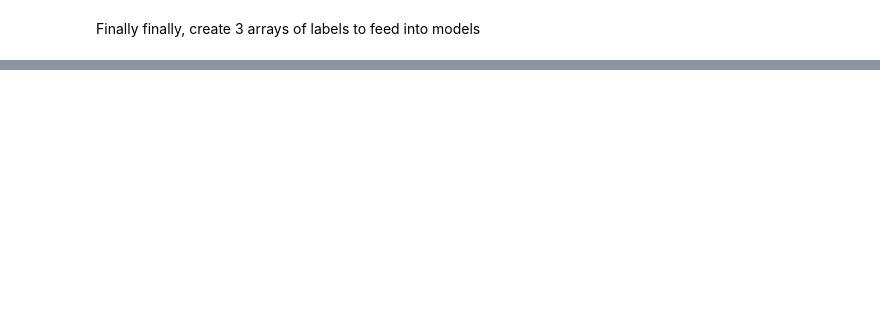
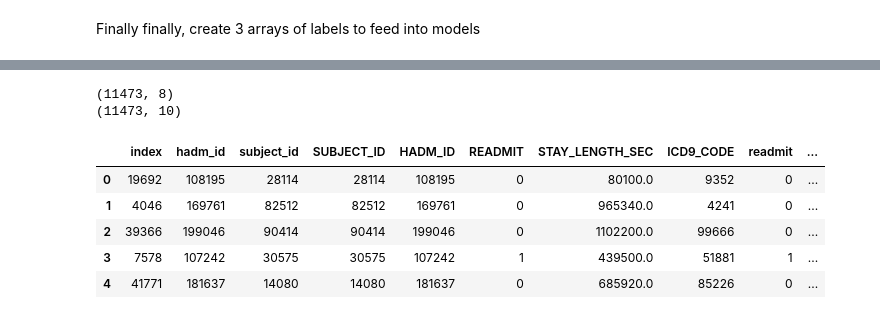
Before and after one commit to natalie-ayers/n2c2-track2-nlp-uchicago, a Jupyter notebook: label_processing.ipynb, the cells around one changed output, grey strips where cells are left out. Saved outputs shown, nothing was run; the diff lists cells and outputs as text; code cells hidden in the pictures; blank space fills up the shorter version.

```diff
--- a/label_processing.ipynb
+++ b/label_processing.ipynb
@@ -265,0 +503,18 @@ notes_labels.to_pickle('./data/notes_labels.pkl')
+# %%
+# fix stay_length labels I messed up
+test_hadmids = test_bc_512_x.loc[:,('hadm_id','subject_id')].reset_index()
+test_hadmids = test_hadmids.merge(labels_final, left_on=['hadm_id','subject_id'],\
+    right_on=['HADM_ID','SUBJECT_ID'])
+print(test_hadmids.shape)
+test_labels = test_hadmids.merge(test_bc_512_y.reset_index(), on=['index'])
+print(test_labels.shape)
+test_labels.head()
+# %% [output]
+(11473, 8)
+(11473, 10)
+|  | index | hadm_id | subject_id | SUBJECT_ID | HADM_ID | READMIT | STAY_LENGTH_SEC | ICD9_CODE | readmit | ... |
+| 0 | 19692 | 108195 | 28114 | 28114 | 108195 | 0 | 80100.0 | 9352 | 0 | ... |
+| 1 | 4046 | 169761 | 82512 | 82512 | 169761 | 0 | 965340.0 | 4241 | 0 | ... |
+| 2 | 39366 | 199046 | 90414 | 90414 | 199046 | 0 | 1102200.0 | 99666 | 0 | ... |
+| 3 | 7578 | 107242 | 30575 | 30575 | 107242 | 1 | 439500.0 | 51881 | 1 | ... |
+| 4 | 41771 | 181637 | 14080 | 14080 | 181637 | 0 | 685920.0 | 85226 | 0 | ... |
```
Also changed, not shown: parts of 41 cells of this notebook, 3 other files.
